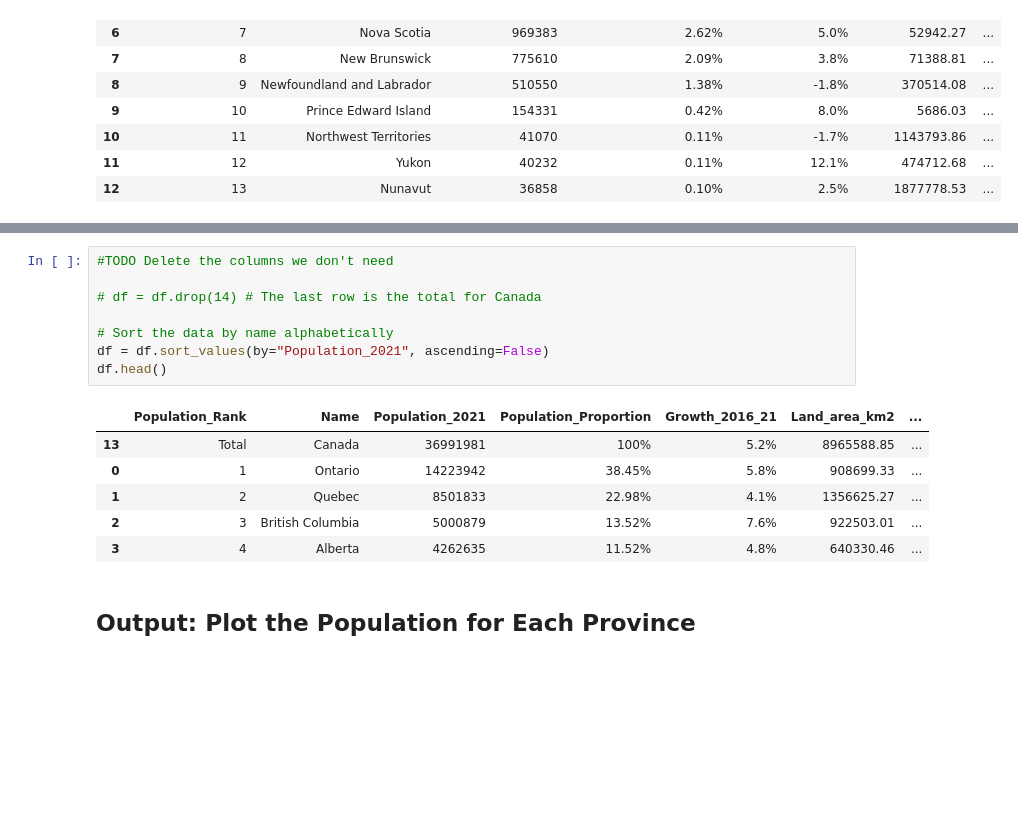
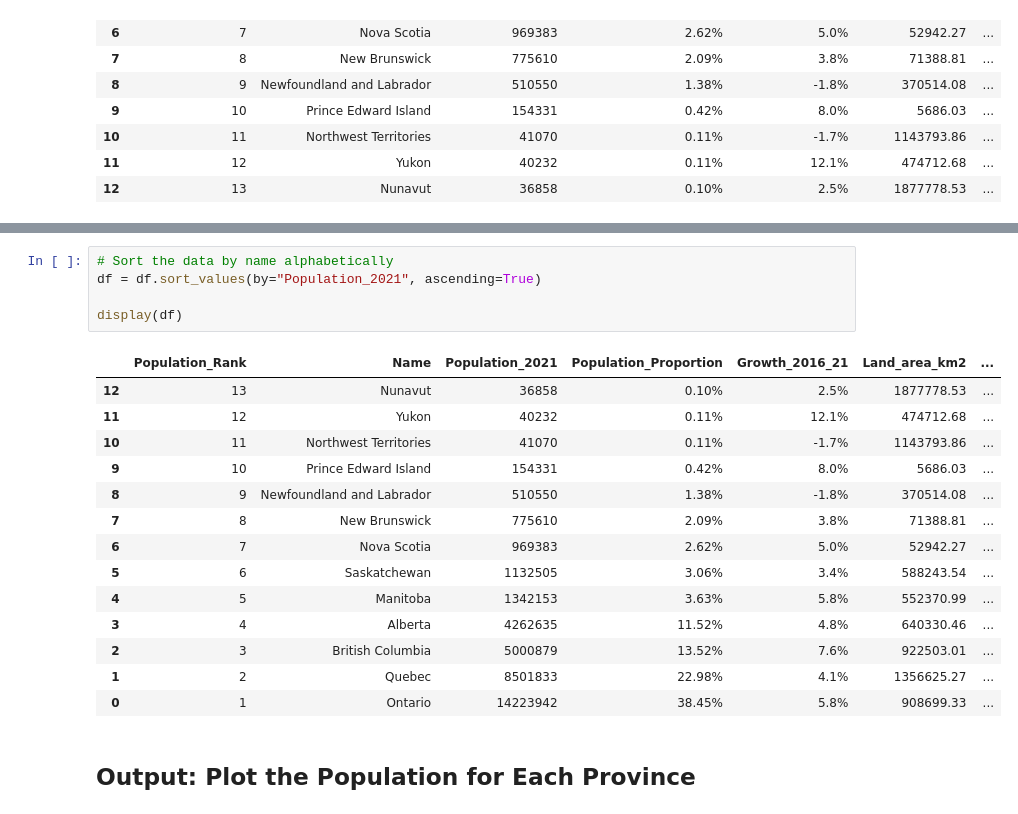
Before and after one commit to pbeens/Data-Analysis, a Jupyter notebook: Wikipedia/Canadian-Population-Barchart.ipynb, the cells around one changed output, grey strips where cells are left out. Drawn from its saved outputs; the diff is of its cells as text; blank space fills up the shorter version.

```diff
--- a/Wikipedia/Canadian-Population-Barchart.ipynb
+++ b/Wikipedia/Canadian-Population-Barchart.ipynb
@@ -174,18 +213,23 @@ display(df)
 # %%
-#TODO Delete the columns we don't need
+# Sort the data by name alphabetically
+df = df.sort_values(by="Population_2021", ascending=True)
 
-# df = df.drop(14) # The last row is the total for Canada
-
-# Sort the data by name alphabetically
-df = df.sort_values(by="Population_2021", ascending=False)
-df.head()
+display(df)
 # %% [output]
 |  | Population_Rank | Name | Population_2021 | Population_Proportion | Growth_2016_21 | Land_area_km2 | ... |
-| 13 | Total | Canada | 36991981 | 100% | 5.2% | 8965588.85 | ... |
+| 12 | 13 | Nunavut | 36858 | 0.10% | 2.5% | 1877778.53 | ... |
+| 11 | 12 | Yukon | 40232 | 0.11% | 12.1% | 474712.68 | ... |
+| 10 | 11 | Northwest Territories | 41070 | 0.11% | -1.7% | 1143793.86 | ... |
+| 9 | 10 | Prince Edward Island | 154331 | 0.42% | 8.0% | 5686.03 | ... |
+| 8 | 9 | Newfoundland and Labrador | 510550 | 1.38% | -1.8% | 370514.08 | ... |
+| 7 | 8 | New Brunswick | 775610 | 2.09% | 3.8% | 71388.81 | ... |
+| 6 | 7 | Nova Scotia | 969383 | 2.62% | 5.0% | 52942.27 | ... |
+| 5 | 6 | Saskatchewan | 1132505 | 3.06% | 3.4% | 588243.54 | ... |
+| 4 | 5 | Manitoba | 1342153 | 3.63% | 5.8% | 552370.99 | ... |
+| 3 | 4 | Alberta | 4262635 | 11.52% | 4.8% | 640330.46 | ... |
+| 2 | 3 | British Columbia | 5000879 | 13.52% | 7.6% | 922503.01 | ... |
+| 1 | 2 | Quebec | 8501833 | 22.98% | 4.1% | 1356625.27 | ... |
 | 0 | 1 | Ontario | 14223942 | 38.45% | 5.8% | 908699.33 | ... |
-| 1 | 2 | Quebec | 8501833 | 22.98% | 4.1% | 1356625.27 | ... |
-| 2 | 3 | British Columbia | 5000879 | 13.52% | 7.6% | 922503.01 | ... |
-| 3 | 4 | Alberta | 4262635 | 11.52% | 4.8% | 640330.46 | ... |
 # %% [markdown]
 ## Output: Plot the Population for Each Province
 # %%
```
Also changed, not shown: parts of 16 cells of this notebook.
